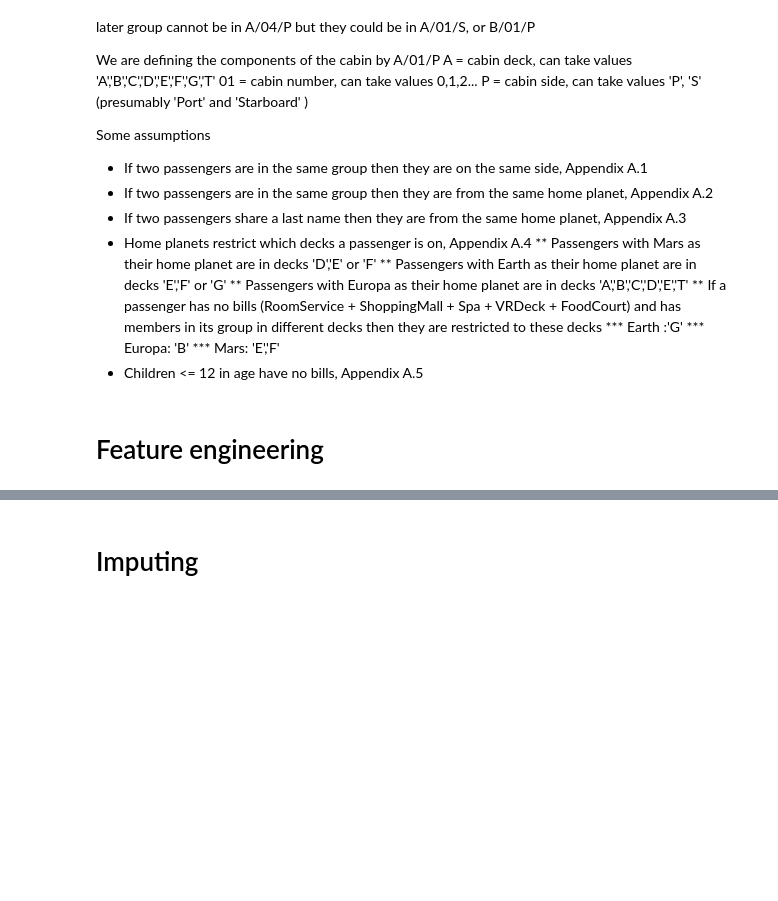
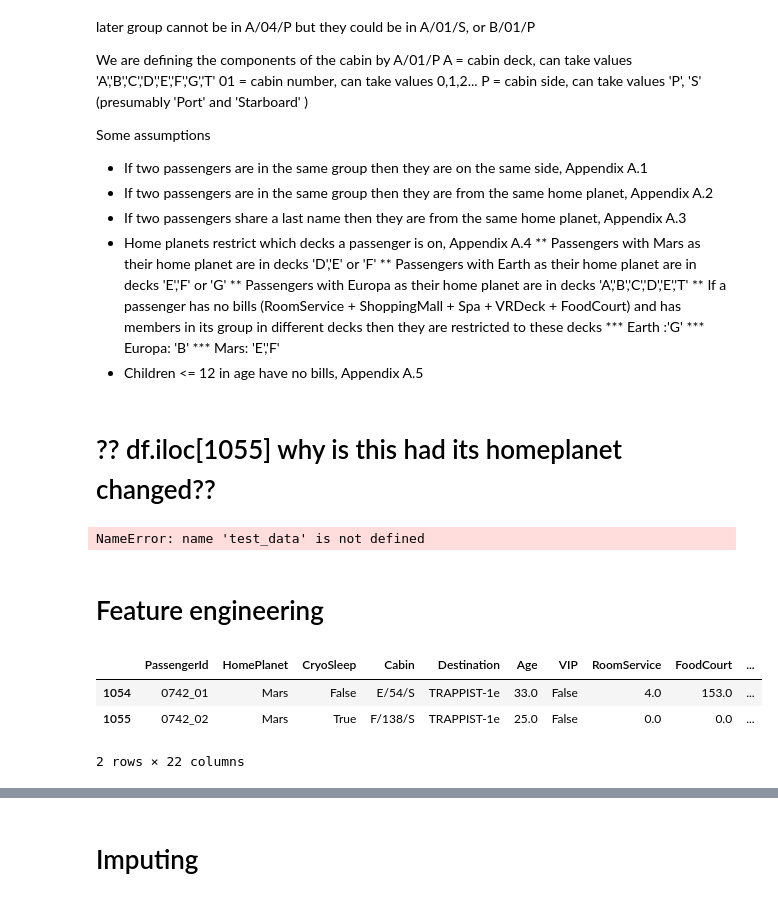
Before and after one commit to jacobsultan/cabin-for-spacetitanic-kaggle, a Jupyter notebook: final.ipynb, the cells around one changed output, grey strips where cells are left out. Drawn from its saved outputs; the diff is of its cells as text; code cells hidden in the pictures; blank space fills up the shorter version.

```diff
--- a/final.ipynb
+++ b/final.ipynb
@@ -22,6 +22,12 @@ Some assumptions
 *** Europa: 'B'
 *** Mars: 'E','F'
 * Children <= 12 in age have no bills, Appendix A.5
+# %% [markdown]
+# ?? df.iloc[1055] why is this had its homeplanet changed??
+# %%
+test_data[test_data.PassengerId == '0742_02']
+# %% [output]
+NameError: name 'test_data' is not defined
 # %% [markdown]
 # Feature engineering
 # %%
@@ -51,3 +61,10 @@ df = column_splits(df)
+# %%
+df[df.Group == '0742']
+# %% [output]
+|  | PassengerId | HomePlanet | CryoSleep | Cabin | Destination | Age | VIP | RoomService | FoodCourt | ... |
+| 1054 | 0742_01 | Mars | False | E/54/S | TRAPPIST-1e | 33.0 | False | 4.0 | 153.0 | ... |
+| 1055 | 0742_02 | Mars | True | F/138/S | TRAPPIST-1e | 25.0 | False | 0.0 | 0.0 | ... |
+2 rows × 22 columns
 # %%
 df['Bills'] = df['RoomService'] + df['FoodCourt'] + df['ShoppingMall'] + df['Spa'] + df['VRDeck']
 df.loc[(df['Age'] < 13), 'Bills'] = 0
```
Also changed, not shown: parts of 29 cells of this notebook.
